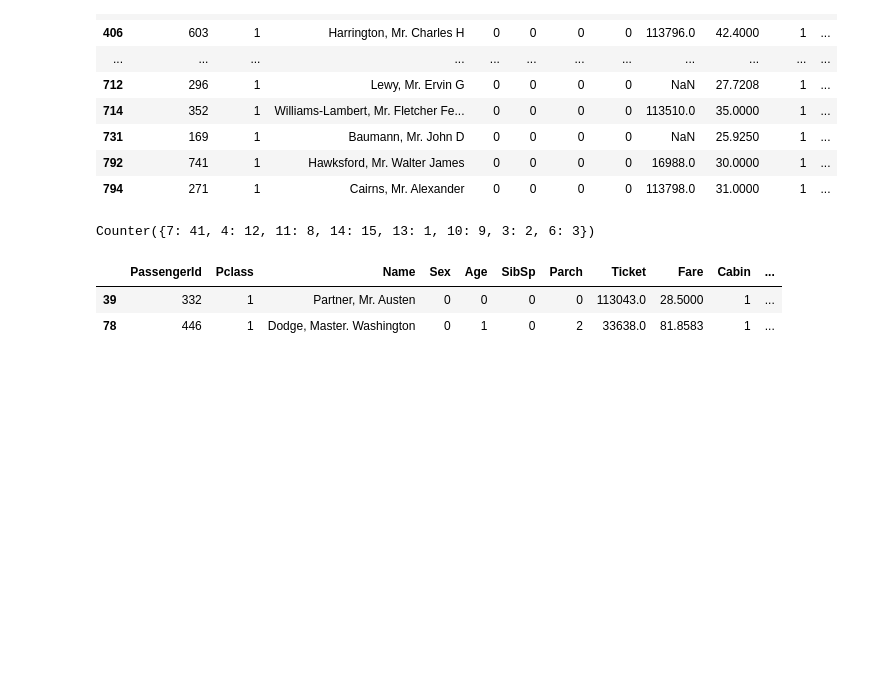
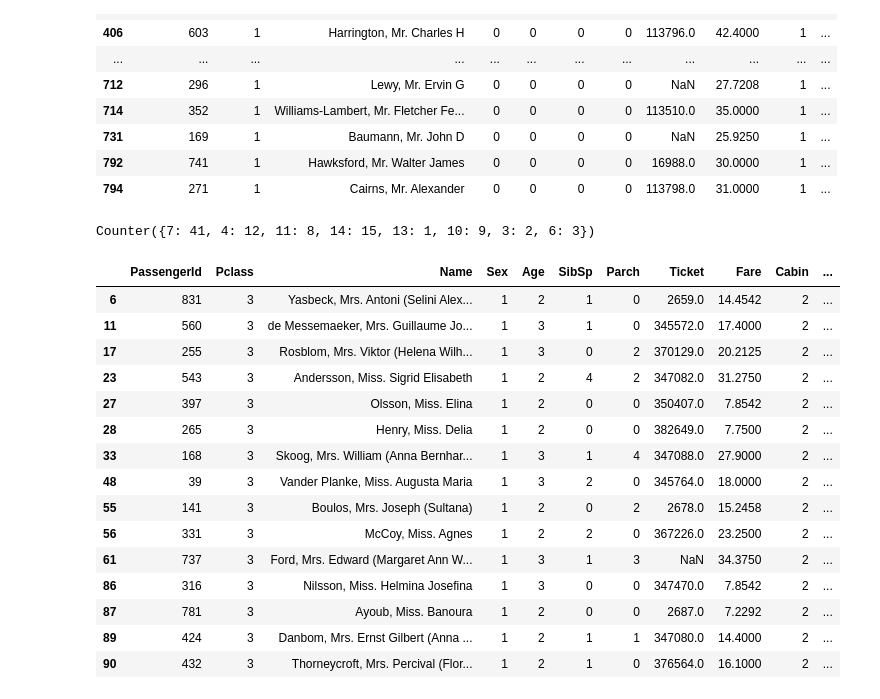
Before and after one commit to nahbos/Machine-Learning, a Jupyter notebook: ID3-Perceptron-Titanic.ipynb, the cells around one changed output. Drawn from its saved outputs; the diff is of its cells as text; code cells hidden in the pictures; blank space fills up the shorter version.

```diff
--- a/ID3-Perceptron-Titanic.ipynb
+++ b/ID3-Perceptron-Titanic.ipynb
@@ -372,7 +372,7 @@ lenght of each group:
 #### [1] + [2] + [3]
 #### [0] + [4] + [5] + [6] + [7] + [10]
 # %%
-ranges = {0: 1, 1: 1, 2: 2, 3: 2, 4: 1, 5: 1, 6: 1, 7: 1, 10: 1}
+ranges = {0: 1, 1: 2, 2: 2, 3: 2, 4: 1, 5: 1, 6: 1, 7: 1, 10: 1}
 
 train, test = mapper(train, test, 'Family', ranges)
 train.head()
@@ -669,11 +761,24 @@ leaf_dfs_test = []
 for leaf_id in set(apply_test):
     leaf_dfs_test.append(pd.DataFrame(lookup_test[leaf_id]))
 # %%
-leaf_dfs_test[0]
+leaf_dfs_test[7]
 # %% [output]
 |  | PassengerId | Pclass | Name | Sex | Age | SibSp | Parch | Ticket | Fare | Cabin | ... |
-| 39 | 332 | 1 | Partner, Mr. Austen | 0 | 0 | 0 | 0 | 113043.0 | 28.5000 | 1 | ... |
-| 78 | 446 | 1 | Dodge, Master. Washington | 0 | 1 | 0 | 2 | 33638.0 | 81.8583 | 1 | ... |
+| 6 | 831 | 3 | Yasbeck, Mrs. Antoni (Selini Alex... | 1 | 2 | 1 | 0 | 2659.0 | 14.4542 | 2 | ... |
+| 11 | 560 | 3 | de Messemaeker, Mrs. Guillaume Jo... | 1 | 3 | 1 | 0 | 345572.0 | 17.4000 | 2 | ... |
+| 17 | 255 | 3 | Rosblom, Mrs. Viktor (Helena Wilh... | 1 | 3 | 0 | 2 | 370129.0 | 20.2125 | 2 | ... |
+| 23 | 543 | 3 | Andersson, Miss. Sigrid Elisabeth | 1 | 2 | 4 | 2 | 347082.0 | 31.2750 | 2 | ... |
+| 27 | 397 | 3 | Olsson, Miss. Elina | 1 | 2 | 0 | 0 | 350407.0 | 7.8542 | 2 | ... |
+| 28 | 265 | 3 | Henry, Miss. Delia | 1 | 2 | 0 | 0 | 382649.0 | 7.7500 | 2 | ... |
+| 33 | 168 | 3 | Skoog, Mrs. William (Anna Bernhar... | 1 | 3 | 1 | 4 | 347088.0 | 27.9000 | 2 | ... |
+| 48 | 39 | 3 | Vander Planke, Miss. Augusta Maria | 1 | 3 | 2 | 0 | 345764.0 | 18.0000 | 2 | ... |
+| 55 | 141 | 3 | Boulos, Mrs. Joseph (Sultana) | 1 | 2 | 0 | 2 | 2678.0 | 15.2458 | 2 | ... |
+| 56 | 331 | 3 | McCoy, Miss. Agnes | 1 | 2 | 2 | 0 | 367226.0 | 23.2500 | 2 | ... |
+| 61 | 737 | 3 | Ford, Mrs. Edward (Margaret Ann W... | 1 | 3 | 1 | 3 | NaN | 34.3750 | 2 | ... |
+| 86 | 316 | 3 | Nilsson, Miss. Helmina Josefina | 1 | 3 | 0 | 0 | 347470.0 | 7.8542 | 2 | ... |
+| 87 | 781 | 3 | Ayoub, Miss. Banoura | 1 | 2 | 0 | 0 | 2687.0 | 7.2292 | 2 | ... |
+| 89 | 424 | 3 | Danbom, Mrs. Ernst Gilbert (Anna ... | 1 | 2 | 1 | 1 | 347080.0 | 14.4000 | 2 | ... |
+| 90 | 432 | 3 | Thorneycroft, Mrs. Percival (Flor... | 1 | 2 | 1 | 0 | 376564.0 | 16.1000 | 2 | ... |
 # %%
 def perceptron_on_leaf(train_leaves, test_leaves):
     predicts = []
```
Also changed, not shown: parts of 24 cells of this notebook, 1 other file.
